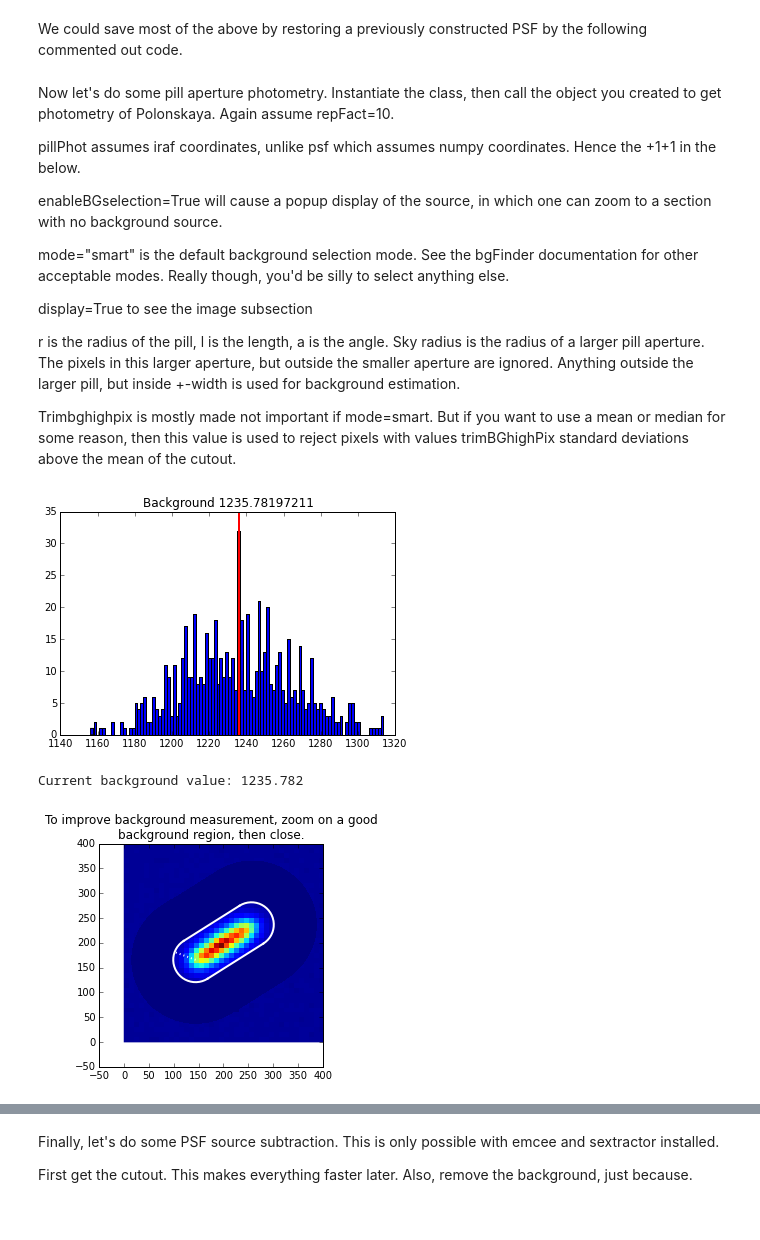
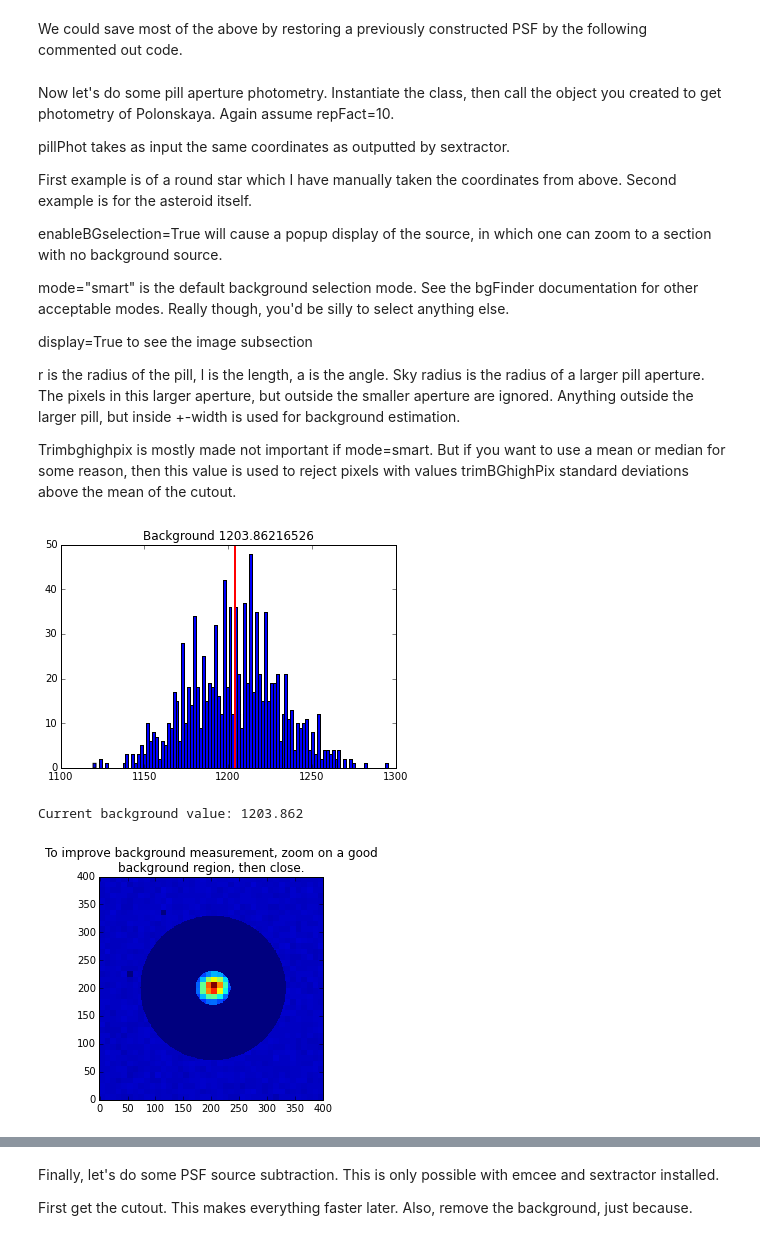
Before and after one commit to fraserw/trippy, a Jupyter notebook: tutorial/trippytutorial.ipynb, the cells around one changed output, grey strips where cells are left out. Cells and saved outputs as stored; diff of their text form; code cells hidden in the pictures.

```diff
--- a/tutorial/trippytutorial.ipynb
+++ b/tutorial/trippytutorial.ipynb
@@ -26,7 +28,7 @@ def trimCatalog(cat):
         except: pass
         dist=num.sort(((cat['XWIN_IMAGE']-cat['XWIN_IMAGE'][i])**2+(cat['YWIN_IMAGE']-cat['YWIN_IMAGE'][i])**2)**0.5)
         d=dist[1]
-        if abs(cat['XWIN_IMAGE'][i]-812)<5500 and  abs(cat['YWIN_IMAGE'][i]-4004)<5000 and cat['FLAGS'][i]==0 and d>30 and m<70000:
+        if cat['FLAGS'][i]==0 and d>30 and m<70000:
             good.append(i)
     good=num.array(good)
     outcat={}
@@ -221,7 +212,9 @@ We could save most of the above by restoring a previously constructed PSF by the
 # %% [markdown]
 Now let's do some pill aperture photometry. Instantiate the class, then call the object you created to get photometry of Polonskaya. Again assume repFact=10.
 
-pillPhot assumes iraf coordinates, unlike psf which assumes numpy coordinates. Hence the +1+1 in the below.
+pillPhot takes as input the same coordinates as outputted by sextractor.
+
+First example is of a round star which I have manually taken the coordinates from above. Second example is for the asteroid itself.
 
 enableBGselection=True will cause a popup display of the source, in which one can zoom to a section with no background source.
 
@@ -233,19 +226,21 @@ r is the radius of the pill, l is the length, a is the angle. Sky radius is the
 
 Trimbghighpix is mostly made not important if mode=smart. But if you want to use a mean or median for some reason, then this value is used to reject pixels with values trimBGhighPix standard deviations above the mean of the cutout.
 # %%
+
+#initiate the pillPhot object
 phot=pill.pillPhot(data,repFact=10)
 #get photometry, assume ZPT=26.0
 #enableBGselection=True allows you to zoom in on a good background region in the aperture display window
 #trimBGhighPix is a sigma cut to get rid of the cosmic rays. They get marked as blue in the display window
 #background is selected inside the box and outside the skyRadius value
 #mode is th background mode selection. Options are median, mean, histMode (JJ's jjkmode technique), fraserMode (ask me about it), gaussFit, and "smart". Smart does a gaussian fit first, and if the gaussian fit value is discrepant compared to the expectation from the background std, it resorts to the fraserMode. "smart" seems quite robust to nearby bright sources
 
-####make sure to use IRAF coordinates not numpy/sextractor coordinates
-phot(xt+1,yt+1,radius=fwhm*1.4,l=(EXPTIME/3600.)*rate/0.185,a=angle,
+#example of a round source
+phot(251.90, 684.70,radius=fwhm*0.95,l=0.0,a=0.0,
              skyRadius=4*fwhm,width=6*fwhm,
               zpt=26.0,exptime=EXPTIME,enableBGSelection=True,display=True,
               mode="smart",trimBGHighPix=3.)
 # %% [output]
-[figure, old version]
+[figure, new version]
-Current background value: 1235.782
+Current background value: 1203.862
-[figure, old version]
+[figure, new version]
```
Also changed, not shown: parts of 16 cells of this notebook.
